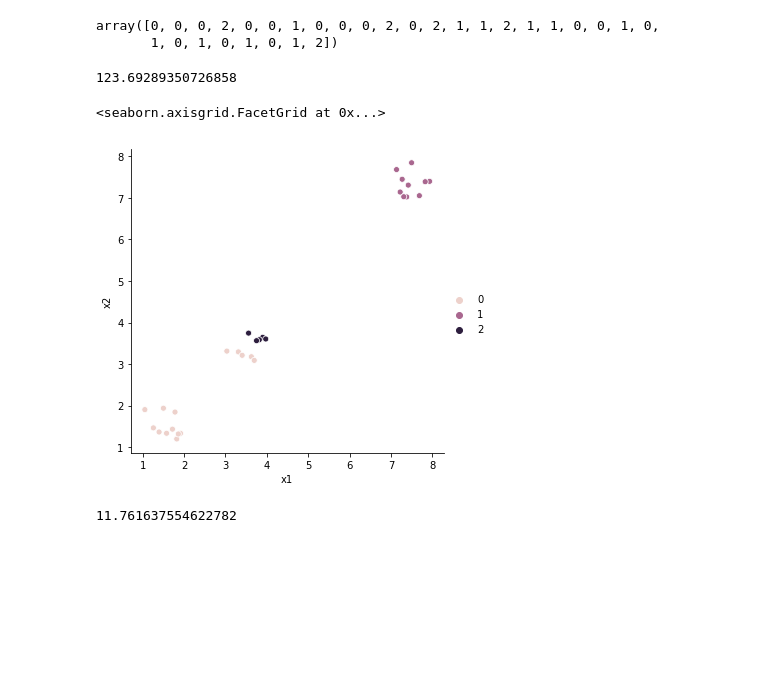
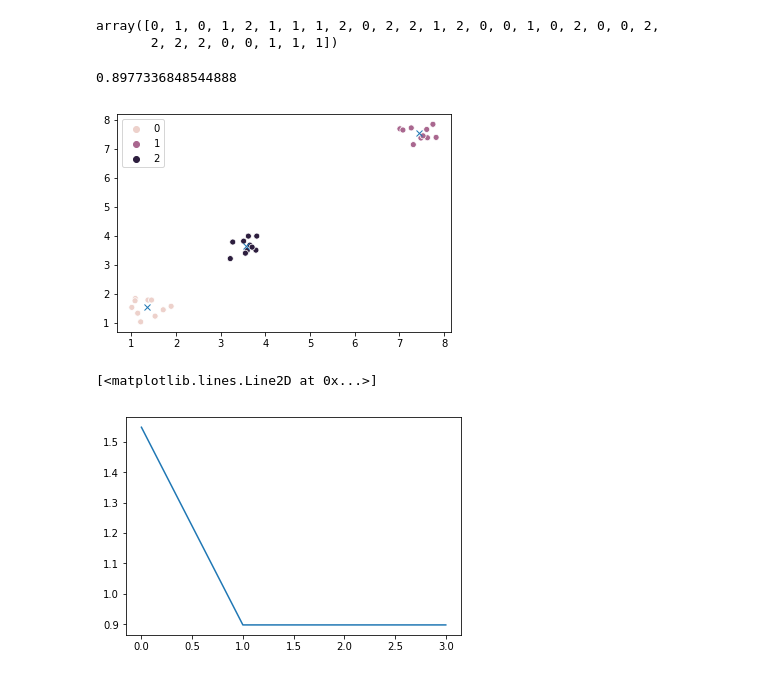
Before and after one commit to piovere/cs528p2, a Jupyter notebook: notebooks/scratch/05-jpowersl-Test_KMeans_class.ipynb, the cells around one changed output. Drawn from its saved outputs; the diff is of its cells as text; code cells hidden in the pictures; blank space fills up the shorter version.

```diff
--- a/notebooks/scratch/05-jpowersl-Test_KMeans_class.ipynb
+++ b/notebooks/scratch/05-jpowersl-Test_KMeans_class.ipynb
@@ -32,25 +42,25 @@ df.head()
 # %%
 km = KMeans()
 # %%
-km.fit(df.values, k=3, num_starts=10)
+km.fit(df.values, k=3, num_starts=3)
 # %%
 km.predict(df.values)
 # %% [output]
-array([0, 0, 0, 2, 0, 0, 1, 0, 0, 0, 2, 0, 2, 1, 1, 2, 1, 1, 0, 0, 1, 0,
-       1, 0, 1, 0, 1, 0, 1, 2])
+array([0, 1, 0, 1, 2, 1, 1, 1, 2, 0, 2, 2, 1, 2, 0, 0, 1, 0, 2, 0, 0, 2,
+       2, 2, 2, 0, 0, 1, 1, 1])
 # %%
 km.error_
 # %% [output]
-123.69289350726858
+0.8977336848544888
-# %%
-sns.relplot(x="x1", y="x2", data=df, hue=km.predict(df.values))
-# %% [output]
-<seaborn.axisgrid.FacetGrid at 0x...>
-[figure, removed]
+# %%
+km.plot_km(df.values)
+# %% [output]
+[figure, added]
+# %%
+plt.plot(km.error_vs_conv_)
+# %% [output]
+[<matplotlib.lines.Line2D at 0x...>]
+[figure, added]
 # %%
 km100 = KMeans()
 km100.fit(df.values, k=3, num_starts=100)
-# %%
-km100.error_
-# %% [output]
-11.761637554622782
```
Also changed, not shown: parts of 10 cells of this notebook.
